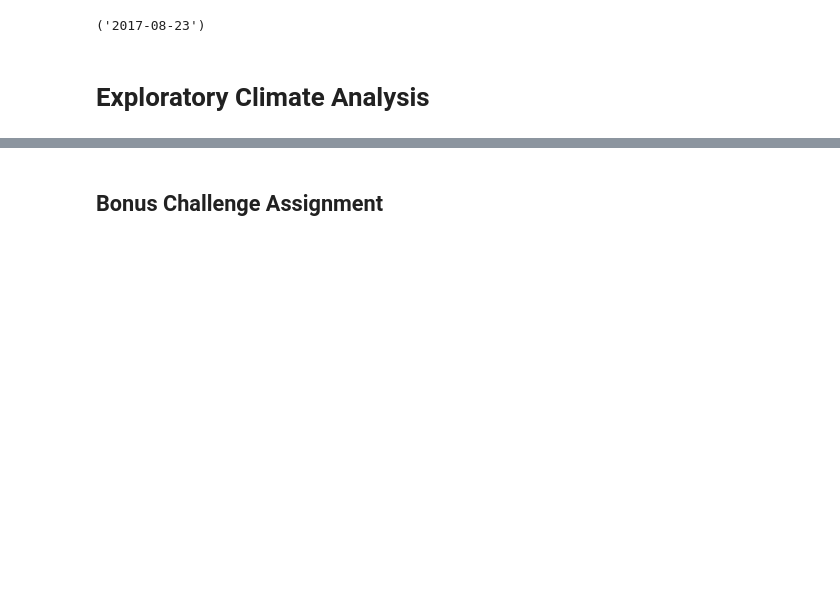
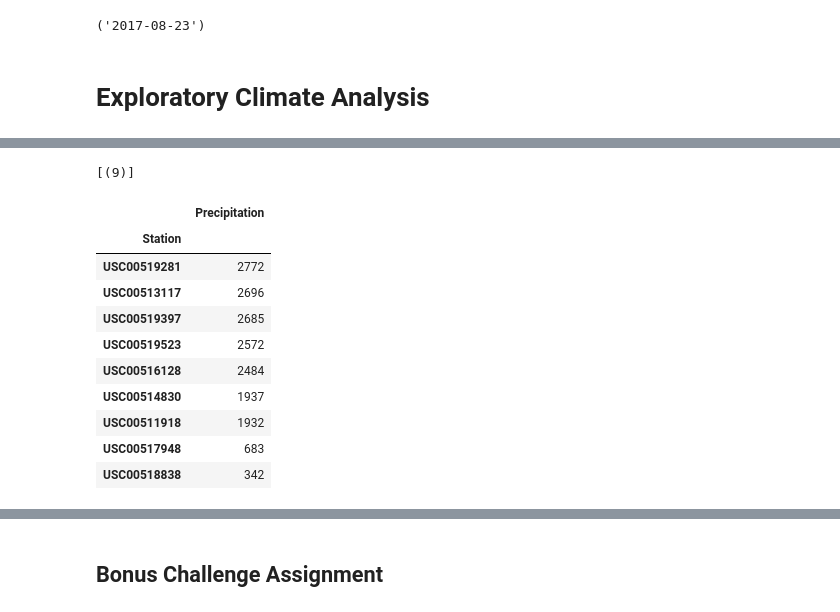
Before and after one commit to da-jam/sqlalchemy-challenge, a Jupyter notebook: climate_starter.ipynb, the cells around one changed output, grey strips where cells are left out. Drawn from its saved outputs; the diff is of its cells as text; code cells hidden in the pictures; blank space fills up the shorter version.

```diff
--- a/climate_starter.ipynb
+++ b/climate_starter.ipynb
@@ -101,8 +104,29 @@ data_prcp_clean.sort_index(axis = 0, ascending=True)
 # %%
 # Design a query to show how many stations are available in this dataset?
+#session.query(hm.station).order_by(hm.station.desc()).distinct().all()
+session.query(func.count((hm.station).distinct())).all()
+# %% [output]
+[(9)]
 # %%
 # What are the most active stations? (i.e. what stations have the most rows)?
 # List the stations and the counts in descending order.
+stations = session.query(hm.station,hm.prcp).all()
+stations_pd = pd.DataFrame(stations, columns=['Station','Precipitation'])
+stations_pd1 = stations_pd.dropna()
+stations_pd1.groupby('Station').count().sort_values('Precipitation', ascending=False)
+#stations_pd.shape
+# %% [output]
+|  | Precipitation |
+| Station |  |
+| USC00519281 | 2772 |
+| USC00513117 | 2696 |
+| USC00519397 | 2685 |
+| USC00519523 | 2572 |
+| USC00516128 | 2484 |
+| USC00514830 | 1937 |
+| USC00511918 | 1932 |
+| USC00517948 | 683 |
+| USC00518838 | 342 |
 # %%
 # Using the station id from the previous query, calculate the lowest temperature recorded,
 # highest temperature recorded, and average temperature of the most active station?
```
Also changed, not shown: parts of 7 cells of this notebook, 1 other file.
